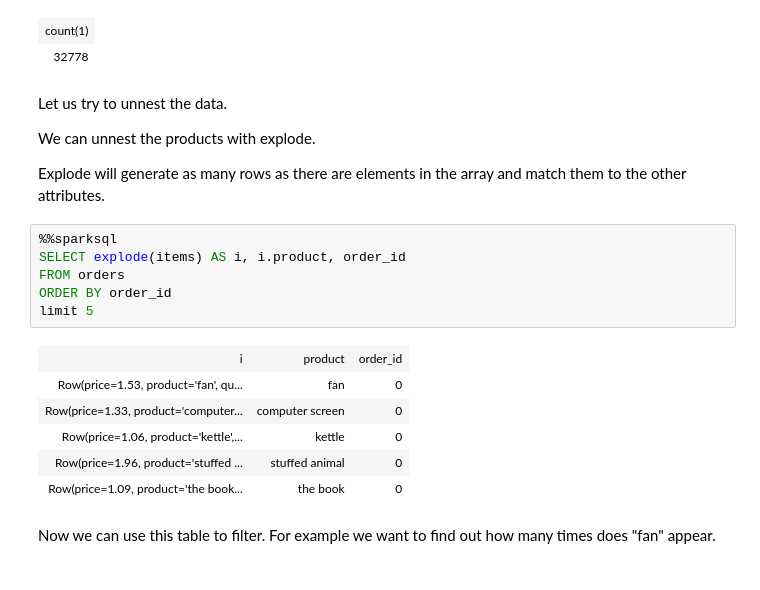
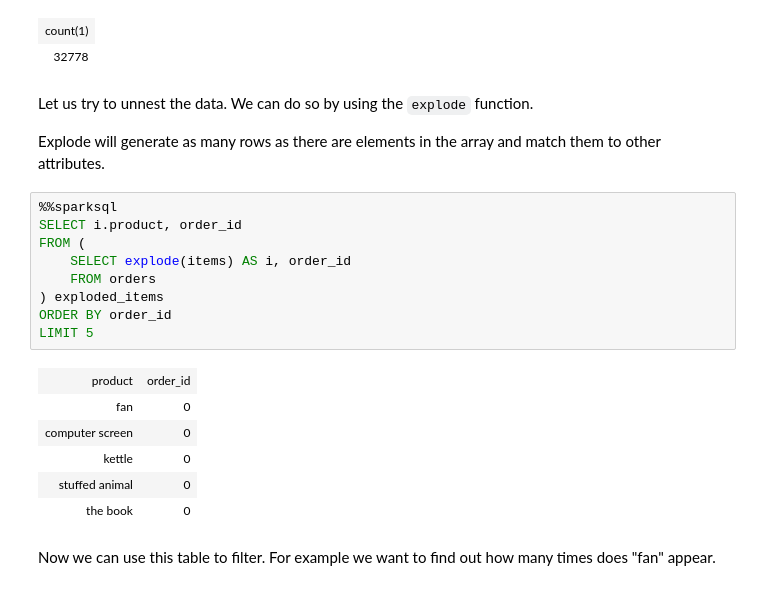
Before and after one commit to RumbleDB/bigdata-exercises, a Jupyter notebook: Big_Data/exercise09/Exercise09_DF_SparkSQL_Solution.ipynb, the cells around one changed output. Drawn from its saved outputs; the diff is of its cells as text.

````diff
--- a/Big_Data/exercise09/Exercise09_DF_SparkSQL_Solution.ipynb
+++ b/Big_Data/exercise09/Exercise09_DF_SparkSQL_Solution.ipynb
@@ -287,24 +450,25 @@ WHERE array_contains(items.product, "fan")
 | count(1) |
 | 32778 |
 # %% [markdown]
-Let us try to unnest the data.
+Let us try to unnest the data. We can do so by using the ```explode``` function.
 
-We can unnest the products with explode.
-
-Explode will generate as many rows as there are elements in the array and match them to the other attributes.
+Explode will generate as many rows as there are elements in the array and match them to other attributes.
 # %%
 %%sparksql
-SELECT explode(items) AS i, i.product, order_id
-FROM orders
+SELECT i.product, order_id
+FROM (
+    SELECT explode(items) AS i, order_id
+    FROM orders
+) exploded_items
 ORDER BY order_id
-limit 5
+LIMIT 5
 # %% [output]
-| i | product | order_id |
-| Row(price=1.53, product='fan', qu... | fan | 0 |
-| Row(price=1.33, product='computer... | computer screen | 0 |
-| Row(price=1.06, product='kettle',... | kettle | 0 |
-| Row(price=1.96, product='stuffed ... | stuffed animal | 0 |
-| Row(price=1.09, product='the book... | the book | 0 |
+| product | order_id |
+| fan | 0 |
+| computer screen | 0 |
+| kettle | 0 |
+| stuffed animal | 0 |
+| the book | 0 |
 # %% [markdown]
 Now we can use this table to filter. For example we want to find out how many times does "fan" appear.
 # %%
````
Also changed, not shown: parts of 81 cells of this notebook, 5 other files.
